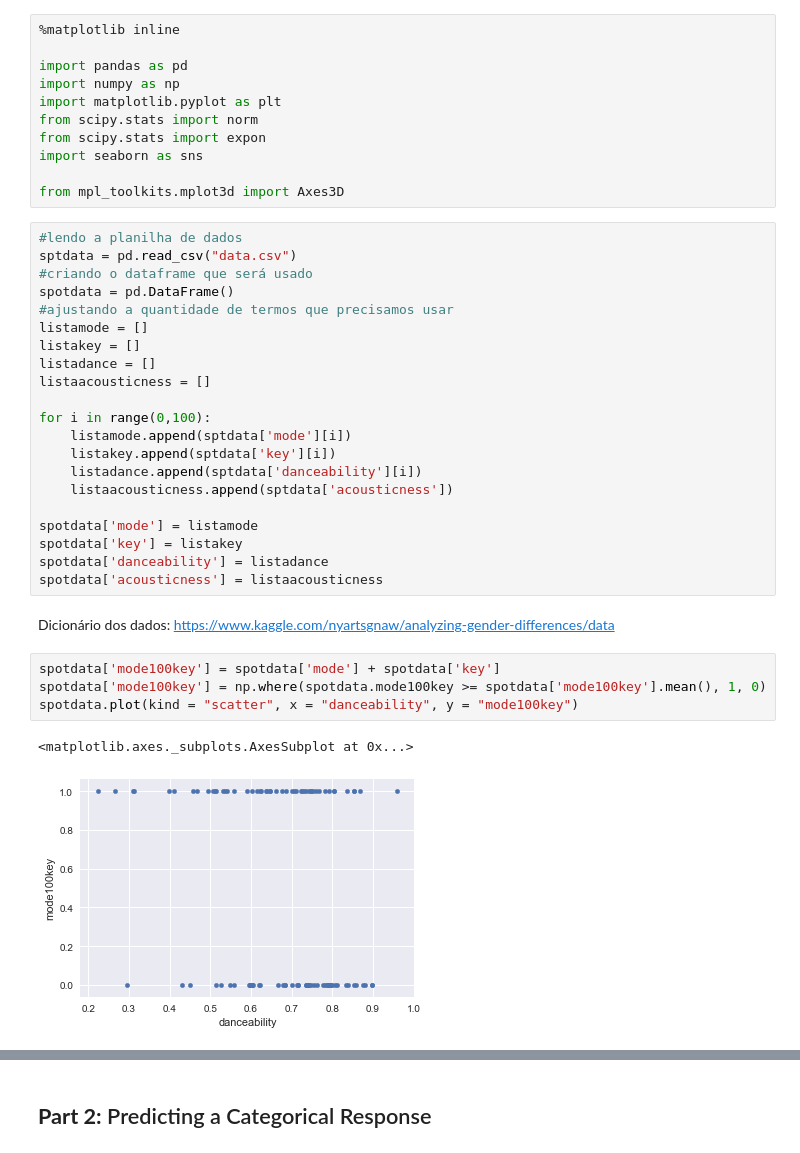
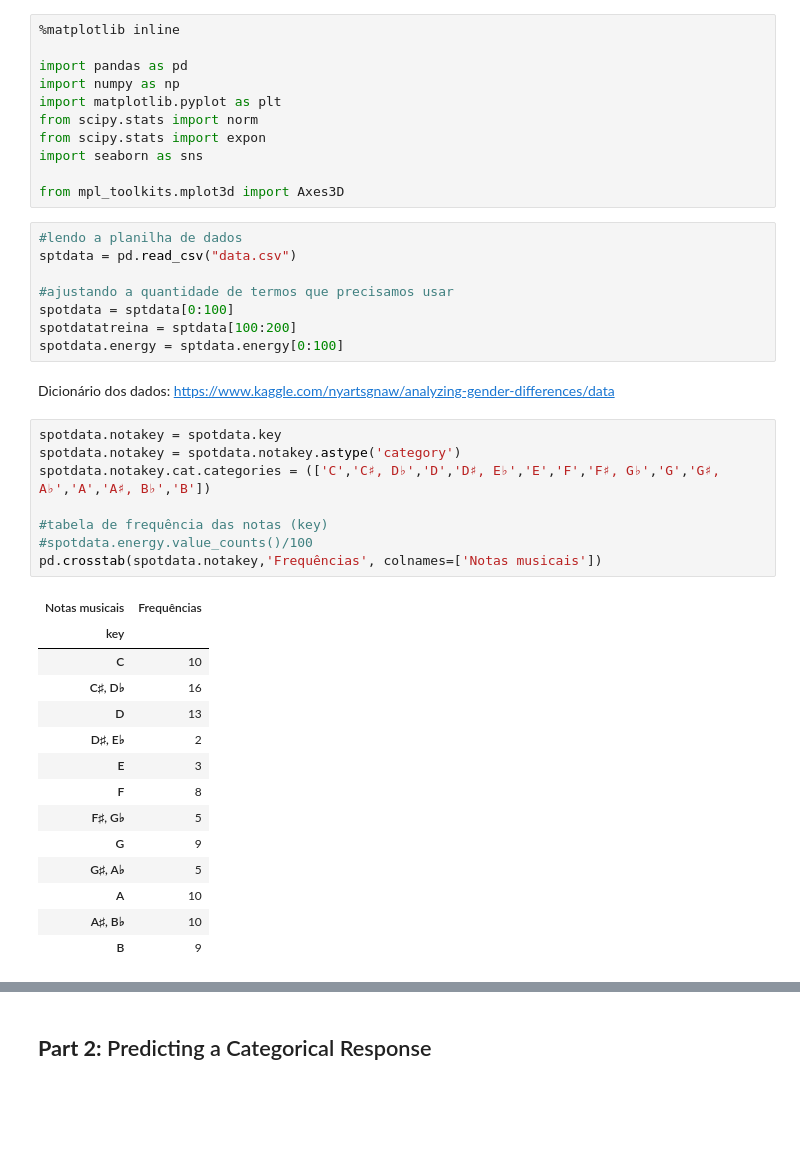
Before and after one commit to R09090909/Projeto3-cd, a Jupyter notebook: Projeto-3-CD-4.0.ipynb, the cells around one changed output, grey strips where cells are left out. Saved outputs shown, nothing was run; the diff lists cells and outputs as text; blank space fills up the shorter version.

```diff
--- a/Projeto-3-CD-4.0.ipynb
+++ b/Projeto-3-CD-4.0.ipynb
@@ -27,31 +27,34 @@ from mpl_toolkits.mplot3d import Axes3D
 # %%
 #lendo a planilha de dados
 sptdata = pd.read_csv("data.csv")
-#criando o dataframe que será usado
-spotdata = pd.DataFrame()
+
 #ajustando a quantidade de termos que precisamos usar
-listamode = []
-listakey = []
-listadance = []
-listaacousticness = []
-
-for i in range(0,100):
-    listamode.append(sptdata['mode'][i])
-    listakey.append(sptdata['key'][i])
-    listadance.append(sptdata['danceability'][i])
-    listaacousticness.append(sptdata['acousticness'])
-
-spotdata['mode'] = listamode
-spotdata['key'] = listakey
-spotdata['danceability'] = listadance
-spotdata['acousticness'] = listaacousticness
+spotdata = sptdata[0:100]
+spotdatatreina = sptdata[100:200]
+spotdata.energy = sptdata.energy[0:100]
 # %% [markdown]
 Dicionário dos dados:
 https://www.kaggle.com/nyartsgnaw/analyzing-gender-differences/data
-# %%
-spotdata['mode100key'] = spotdata['mode'] + spotdata['key']
-spotdata['mode100key'] = np.where(spotdata.mode100key >= spotdata['mode100key'].mean(), 1, 0)
-spotdata.plot(kind = "scatter", x = "danceability", y = "mode100key")
-# %% [output]
-<matplotlib.axes._subplots.AxesSubplot at 0x...>
-[figure, removed]
+# %%
+spotdata.notakey = spotdata.key
+spotdata.notakey = spotdata.notakey.astype('category')
+spotdata.notakey.cat.categories = (['C','C♯, D♭','D','D♯, E♭','E','F','F♯, G♭','G','G♯, A♭','A','A♯, B♭','B'])
+
+#tabela de frequência das notas (key)
+#spotdata.energy.value_counts()/100
+pd.crosstab(spotdata.notakey,'Frequências', colnames=['Notas musicais'])
+# %% [output]
+| Notas musicais | Frequências |
+| key |  |
+| C | 10 |
+| C♯, D♭ | 16 |
+| D | 13 |
+| D♯, E♭ | 2 |
+| E | 3 |
+| F | 8 |
+| F♯, G♭ | 5 |
+| G | 9 |
+| G♯, A♭ | 5 |
+| A | 10 |
+| A♯, B♭ | 10 |
+| B | 9 |
```
Also changed, not shown: parts of 10 cells of this notebook.
